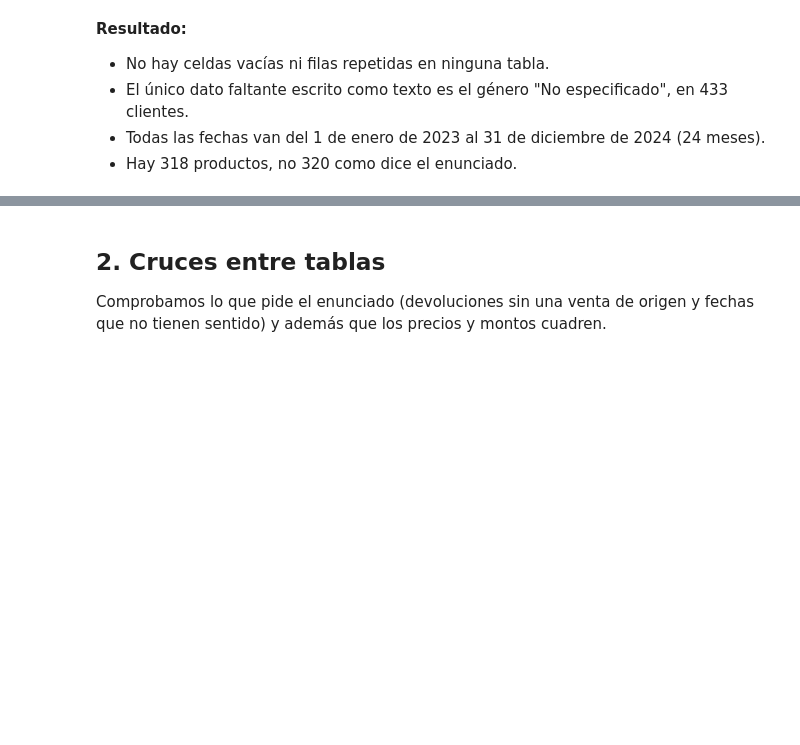
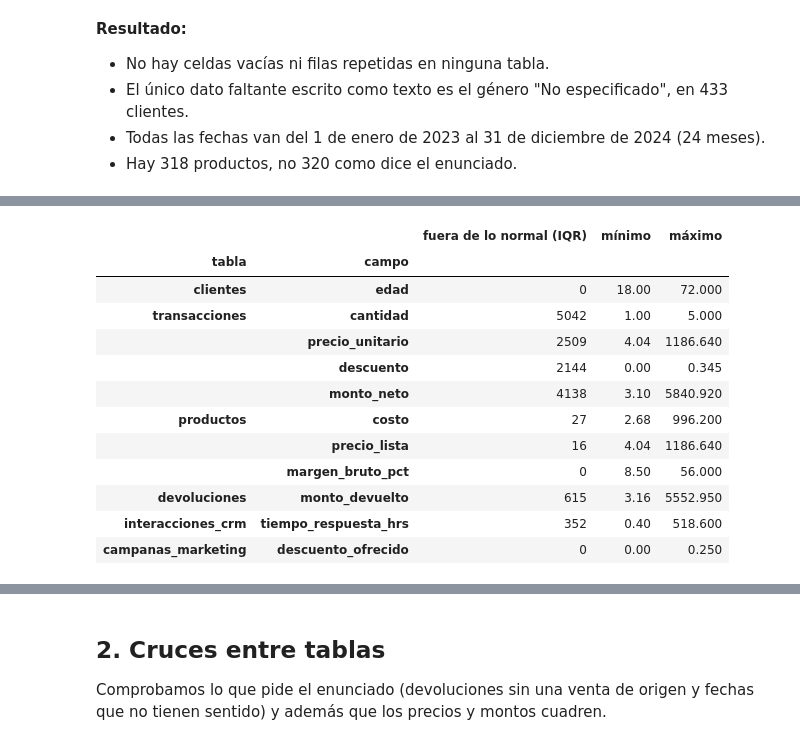
Before and after one commit to mathiascg05/retail-intelligence, a Jupyter notebook: notebooks/01_calidad.ipynb, the cells around one changed output, grey strips where cells are left out. Cells and saved outputs as stored; diff of their text form; code cells hidden in the pictures; blank space fills up the shorter version.

```diff
--- a/notebooks/01_calidad.ipynb
+++ b/notebooks/01_calidad.ipynb
@@ -95,0 +100,32 @@ duplicados exactos: 0  |  transaccion_id repetidos: 0
+# %%
+def atipicos_iqr(s):
+    q1, q3 = s.quantile([0.25, 0.75])
+    rango = q3 - q1
+    return ((s < q1 - 1.5 * rango) | (s > q3 + 1.5 * rango)).sum()
+
+campos = {
+    "clientes": ["edad"],
+    "transacciones": ["cantidad", "precio_unitario", "descuento", "monto_neto"],
+    "productos": ["costo", "precio_lista", "margen_bruto_pct"],
+    "devoluciones": ["monto_devuelto"],
+    "interacciones_crm": ["tiempo_respuesta_hrs"],
+    "campanas_marketing": ["descuento_ofrecido"],
+}
+pd.DataFrame([
+    {"tabla": t, "campo": c, "fuera de lo normal (IQR)": atipicos_iqr(d[t][c]), "mínimo": d[t][c].min(), "máximo": d[t][c].max()}
+    for t, cols in campos.items() for c in cols
+]).set_index(["tabla", "campo"])
+# %% [output]
+|  |  | fuera de lo normal (IQR) | mínimo | máximo |
+| tabla | campo |  |  |  |
+| clientes | edad | 0 | 18.00 | 72.000 |
+| transacciones | cantidad | 5042 | 1.00 | 5.000 |
+|  | precio_unitario | 2509 | 4.04 | 1186.640 |
+|  | descuento | 2144 | 0.00 | 0.345 |
+|  | monto_neto | 4138 | 3.10 | 5840.920 |
+| productos | costo | 27 | 2.68 | 996.200 |
+|  | precio_lista | 16 | 4.04 | 1186.640 |
+|  | margen_bruto_pct | 0 | 8.50 | 56.000 |
+| devoluciones | monto_devuelto | 615 | 3.16 | 5552.950 |
+| interacciones_crm | tiempo_respuesta_hrs | 352 | 0.40 | 518.600 |
+| campanas_marketing | descuento_ofrecido | 0 | 0.00 | 0.250 |
```
Also changed, not shown: parts of 11 cells of this notebook, 3 other files.
